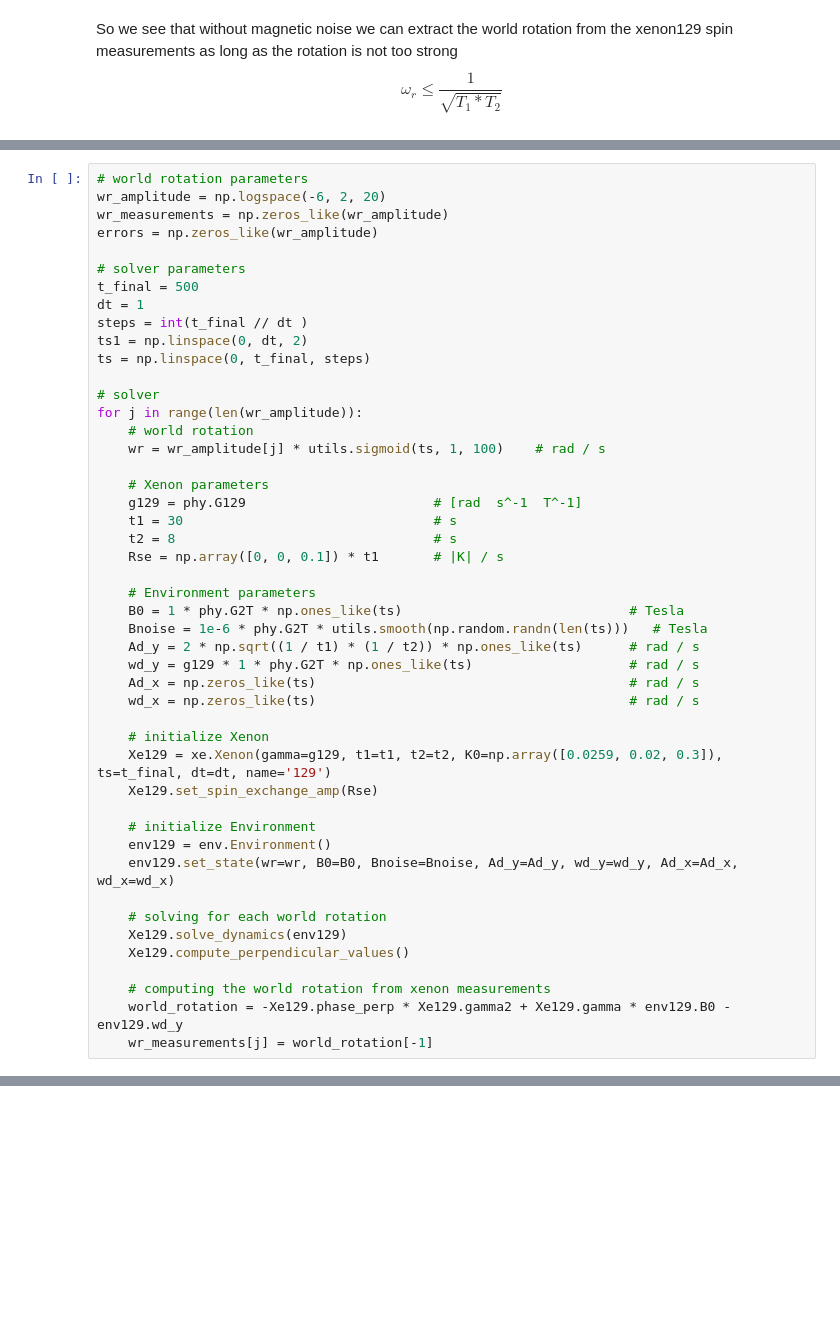
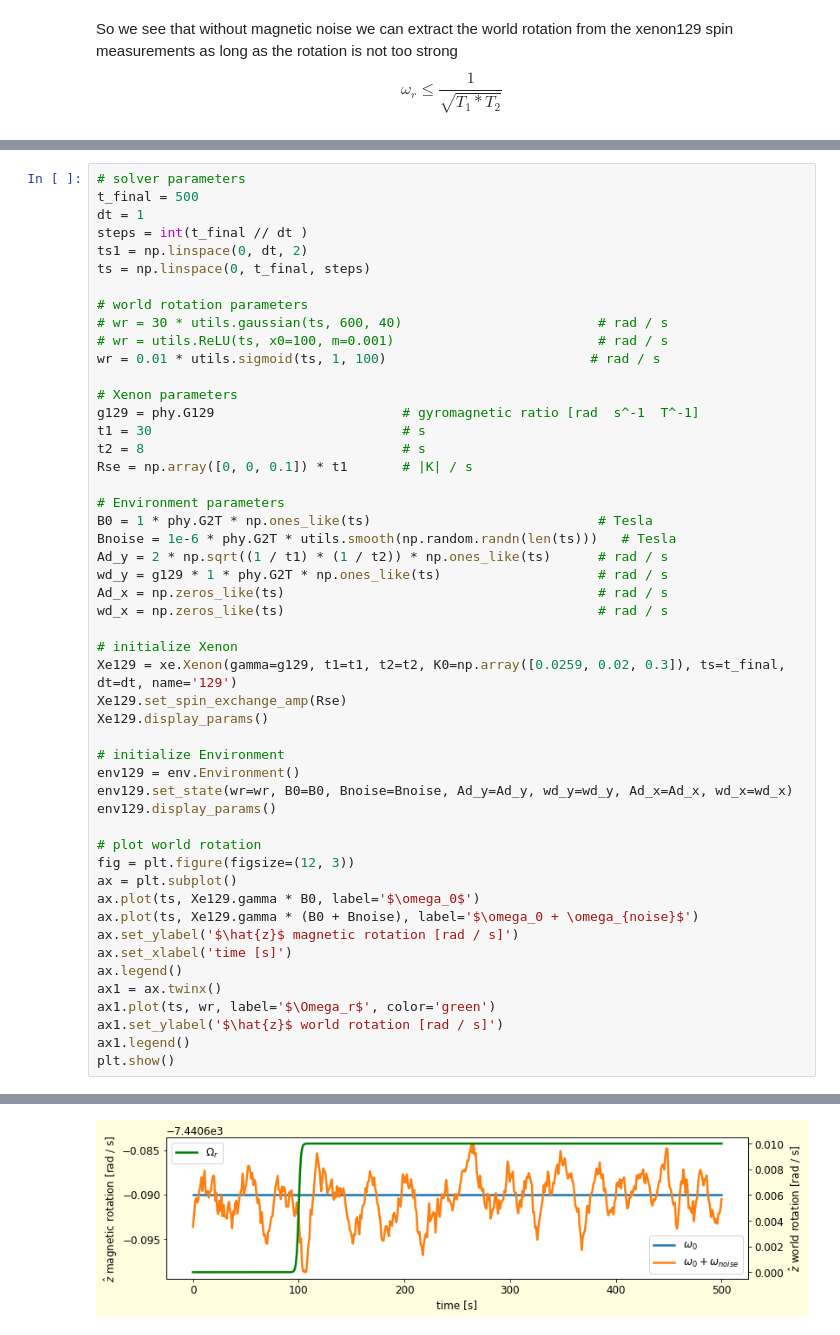
Before and after one commit to RoyElkabetz/NMR-gyroscope, a Jupyter notebook: src/single_specie_experiment.ipynb, the cells around one changed output, grey strips where cells are left out. Cells and saved outputs as stored; diff of their text form; blank space fills up the shorter version.

```diff
--- a/src/single_specie_experiment.ipynb
+++ b/src/single_specie_experiment.ipynb
@@ -267,9 +250,4 @@ Xe129.plot_results(env129)
 # %%
-# world rotation parameters
-wr_amplitude = np.logspace(-6, 2, 20)
-wr_measurements = np.zeros_like(wr_amplitude)
-errors = np.zeros_like(wr_amplitude)
-
 # solver parameters
 t_final = 500
 dt = 1
@@ -277,37 +255,46 @@ steps = int(t_final // dt )
 ts1 = np.linspace(0, dt, 2)
 ts = np.linspace(0, t_final, steps)
 
-# solver
-for j in range(len(wr_amplitude)):
-    # world rotation
-    wr = wr_amplitude[j] * utils.sigmoid(ts, 1, 100)    # rad / s
+# world rotation parameters
+# wr = 30 * utils.gaussian(ts, 600, 40)                         # rad / s
+# wr = utils.ReLU(ts, x0=100, m=0.001)                          # rad / s
+wr = 0.01 * utils.sigmoid(ts, 1, 100)                          # rad / s
 
-    # Xenon parameters
-    g129 = phy.G129                        # [rad  s^-1  T^-1]
-    t1 = 30                                # s
-    t2 = 8                                 # s
-    Rse = np.array([0, 0, 0.1]) * t1       # |K| / s
+# Xenon parameters
+g129 = phy.G129                        # gyromagnetic ratio [rad  s^-1  T^-1]
+t1 = 30                                # s
+t2 = 8                                 # s
+Rse = np.array([0, 0, 0.1]) * t1       # |K| / s
 
-    # Environment parameters
-    B0 = 1 * phy.G2T * np.ones_like(ts)                             # Tesla
-    Bnoise = 1e-6 * phy.G2T * utils.smooth(np.random.randn(len(ts)))   # Tesla
-    Ad_y = 2 * np.sqrt((1 / t1) * (1 / t2)) * np.ones_like(ts)      # rad / s
-    wd_y = g129 * 1 * phy.G2T * np.ones_like(ts)                    # rad / s
-    Ad_x = np.zeros_like(ts)                                        # rad / s
-    wd_x = np.zeros_like(ts)                                        # rad / s
+# Environment parameters
+B0 = 1 * phy.G2T * np.ones_like(ts)                             # Tesla
+Bnoise = 1e-6 * phy.G2T * utils.smooth(np.random.randn(len(ts)))   # Tesla
+Ad_y = 2 * np.sqrt((1 / t1) * (1 / t2)) * np.ones_like(ts)      # rad / s
+wd_y = g129 * 1 * phy.G2T * np.ones_like(ts)                    # rad / s
+Ad_x = np.zeros_like(ts)                                        # rad / s
+wd_x = np.zeros_like(ts)                                        # rad / s
 
-    # initialize Xenon
-    Xe129 = xe.Xenon(gamma=g129, t1=t1, t2=t2, K0=np.array([0.0259, 0.02, 0.3]), ts=t_final, dt=dt, name='129')
-    Xe129.set_spin_exchange_amp(Rse)
+# initialize Xenon
+Xe129 = xe.Xenon(gamma=g129, t1=t1, t2=t2, K0=np.array([0.0259, 0.02, 0.3]), ts=t_final, dt=dt, name='129')
+Xe129.set_spin_exchange_amp(Rse)
+Xe129.display_params()
 
-    # initialize Environment
-    env129 = env.Environment()
-    env129.set_state(wr=wr, B0=B0, Bnoise=Bnoise, Ad_y=Ad_y, wd_y=wd_y, Ad_x=Ad_x, wd_x=wd_x)
+# initialize Environment
+env129 = env.Environment()
+env129.set_state(wr=wr, B0=B0, Bnoise=Bnoise, Ad_y=Ad_y, wd_y=wd_y, Ad_x=Ad_x, wd_x=wd_x)
+env129.display_params()
 
-    # solving for each world rotation
-    Xe129.solve_dynamics(env129)
-    Xe129.compute_perpendicular_values()
-
-    # computing the world rotation from xenon measurements
-    world_rotation = -Xe129.phase_perp * Xe129.gamma2 + Xe129.gamma * env129.B0 - env129.wd_y
-    wr_measurements[j] = world_rotation[-1]
+# plot world rotation
+fig = plt.figure(figsize=(12, 3))
+ax = plt.subplot()
+ax.plot(ts, Xe129.gamma * B0, label='$\omega_0$')
+ax.plot(ts, Xe129.gamma * (B0 + Bnoise), label='$\omega_0 + \omega_{noise}$')
+ax.set_ylabel('$\hat{z}$ magnetic rotation [rad / s]')
+ax.set_xlabel('time [s]')
+ax.legend()
+ax1 = ax.twinx()
+ax1.plot(ts, wr, label='$\Omega_r$', color='green')
+ax1.set_ylabel('$\hat{z}$ world rotation [rad / s]')
+ax1.legend()
+plt.show()
+# %% [output]
@@ -313,0 +318 @@ for j in range(len(wr_amplitude)):
+[figure, added]
```
Also changed, not shown: parts of 23 cells of this notebook.
